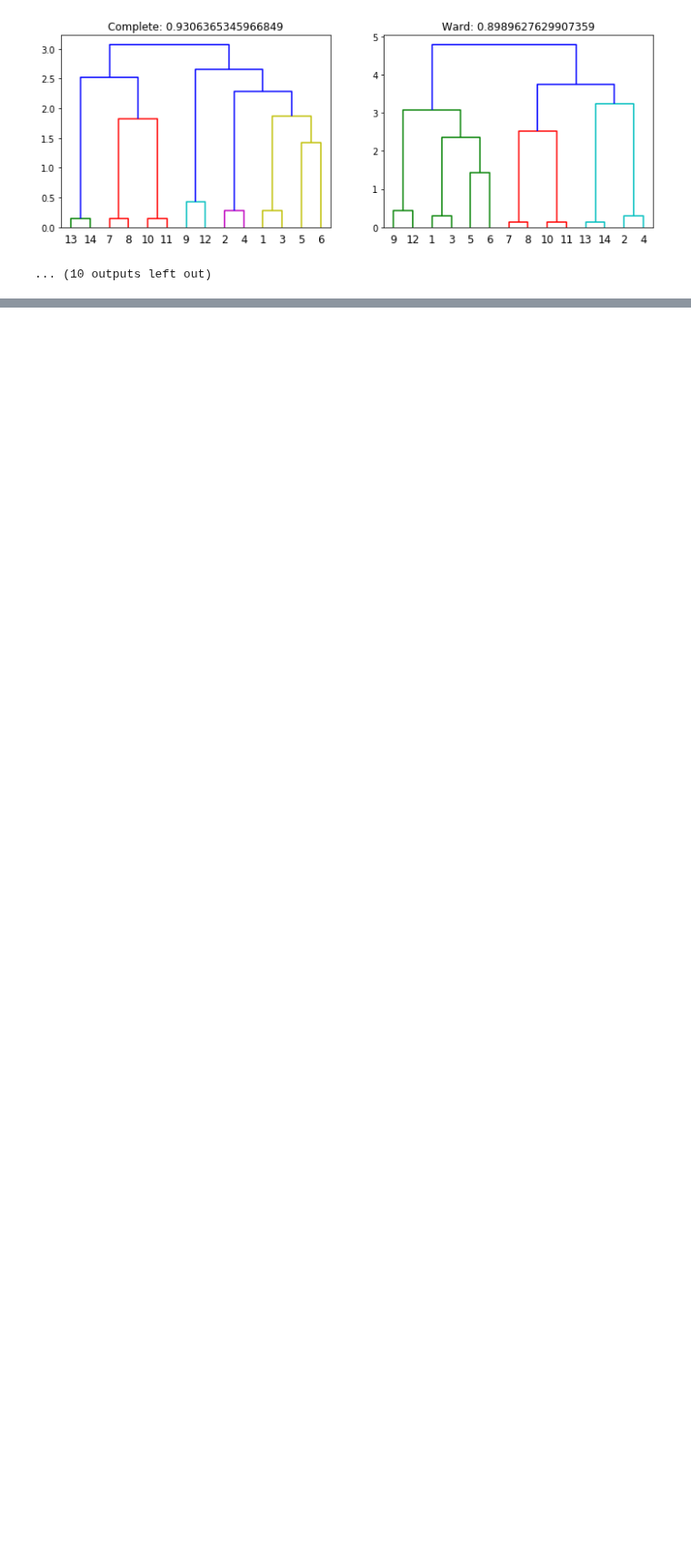
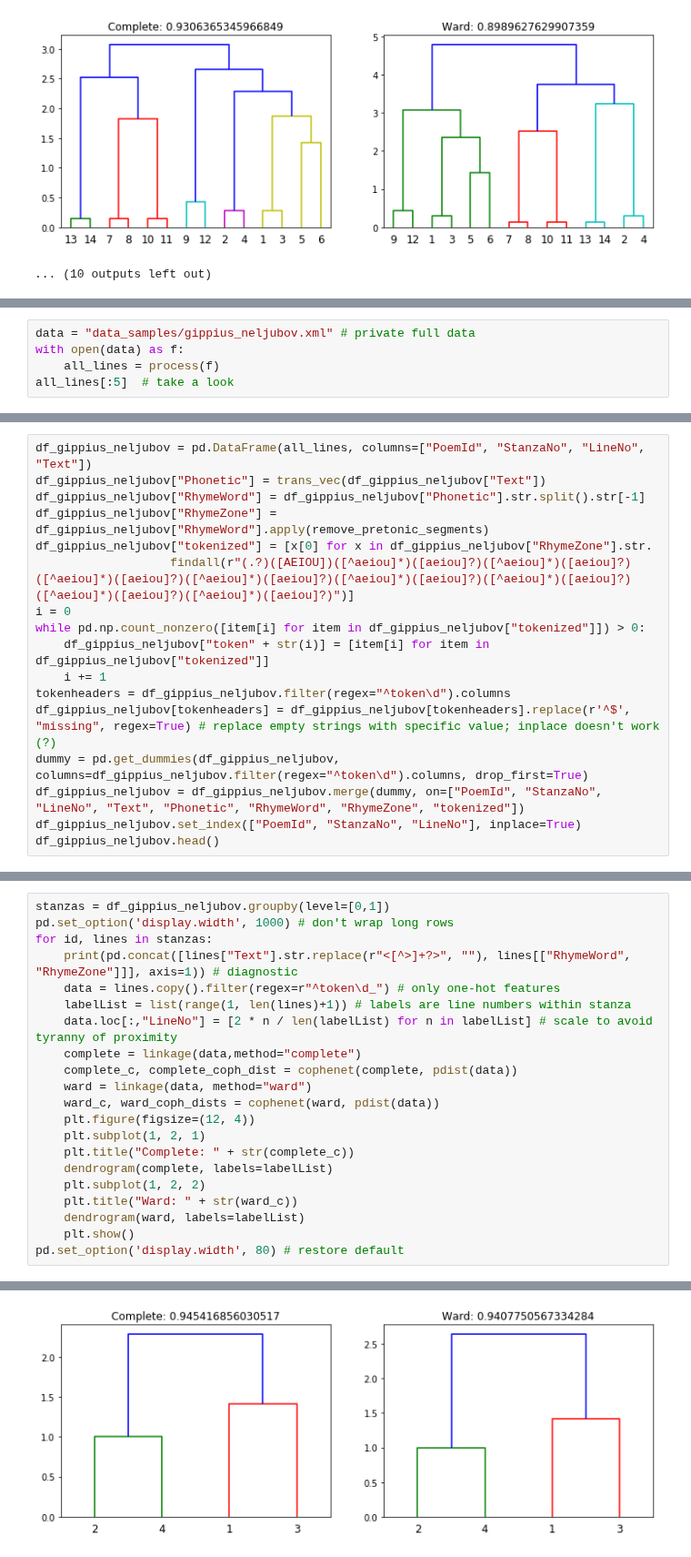
Before and after one commit to Data-Science-for-Linguists-2019/russian_rhyme, a Jupyter notebook: dev/progress_report_4.ipynb, the cells around one changed output, grey strips where cells are left out. Shown at 91% size. Cells and saved outputs as stored; diff of their text form; blank space fills up the shorter version.

Commit message:
process gippius and brjusov samples; test all seven linkage methods

```diff
--- a/dev/progress_report_4.ipynb
+++ b/dev/progress_report_4.ipynb
@@ -536,0 +570,5 @@ Eo.1   6        1       Латынь из моды вышла ныне:       nI
+# %%
+data = "data_samples/gippius_neljubov.xml" # private full data
+with open(data) as f:
+    all_lines = process(f)
+all_lines[:5]  # take a look
@@ -536,0 +598,17 @@ Eo.1   6        1       Латынь из моды вышла ныне:       nI
+# %%
+df_gippius_neljubov = pd.DataFrame(all_lines, columns=["PoemId", "StanzaNo", "LineNo", "Text"])
+df_gippius_neljubov["Phonetic"] = trans_vec(df_gippius_neljubov["Text"])
+df_gippius_neljubov["RhymeWord"] = df_gippius_neljubov["Phonetic"].str.split().str[-1]
+df_gippius_neljubov["RhymeZone"] = df_gippius_neljubov["RhymeWord"].apply(remove_pretonic_segments)
+df_gippius_neljubov["tokenized"] = [x[0] for x in df_gippius_neljubov["RhymeZone"].str.
+                   findall(r"(.?)([AEIOU])([^aeiou]*)([aeiou]?)([^aeiou]*)([aeiou]?)([^aeiou]*)([aeiou]?)([^aeiou]*)([aeiou]?)([^aeiou]*)([aeiou]?)([^aeiou]*)([aeiou]?)([^aeiou]*)([aeiou]?)([^aeiou]*)([aeiou]?)")]
+i = 0
+while pd.np.count_nonzero([item[i] for item in df_gippius_neljubov["tokenized"]]) > 0:
+    df_gippius_neljubov["token" + str(i)] = [item[i] for item in df_gippius_neljubov["tokenized"]]
+    i += 1
+tokenheaders = df_gippius_neljubov.filter(regex="^token\d").columns
+df_gippius_neljubov[tokenheaders] = df_gippius_neljubov[tokenheaders].replace(r'^$', "missing", regex=True) # replace empty strings with specific value; inplace doesn't work (?)
+dummy = pd.get_dummies(df_gippius_neljubov, columns=df_gippius_neljubov.filter(regex="^token\d").columns, drop_first=True)
+df_gippius_neljubov = df_gippius_neljubov.merge(dummy, on=["PoemId", "StanzaNo", "LineNo", "Text", "Phonetic", "RhymeWord", "RhymeZone", "tokenized"])
+df_gippius_neljubov.set_index(["PoemId", "StanzaNo", "LineNo"], inplace=True)
+df_gippius_neljubov.head()
@@ -536,0 +626,22 @@ Eo.1   6        1       Латынь из моды вышла ныне:       nI
+# %%
+stanzas = df_gippius_neljubov.groupby(level=[0,1])
+pd.set_option('display.width', 1000) # don't wrap long rows
+for id, lines in stanzas:
+    print(pd.concat([lines["Text"].str.replace(r"<[^>]+?>", ""), lines[["RhymeWord", "RhymeZone"]]], axis=1)) # diagnostic
+    data = lines.copy().filter(regex=r"^token\d_") # only one-hot features
+    labelList = list(range(1, len(lines)+1)) # labels are line numbers within stanza
+    data.loc[:,"LineNo"] = [2 * n / len(labelList) for n in labelList] # scale to avoid tyranny of proximity
+    complete = linkage(data,method="complete")
+    complete_c, complete_coph_dist = cophenet(complete, pdist(data))
+    ward = linkage(data, method="ward")
+    ward_c, ward_coph_dists = cophenet(ward, pdist(data))
+    plt.figure(figsize=(12, 4))
+    plt.subplot(1, 2, 1)
+    plt.title("Complete: " + str(complete_c))
+    dendrogram(complete, labels=labelList)
+    plt.subplot(1, 2, 2)
+    plt.title("Ward: " + str(ward_c))
+    dendrogram(ward, labels=labelList)
+    plt.show()
+pd.set_option('display.width', 80) # restore default
+# %% [output]
@@ -536,0 +654 @@ Eo.1   6        1       Латынь из моды вышла ныне:       nI
+[figure, added]
```
Also changed, not shown: parts of 11 cells of this notebook.
